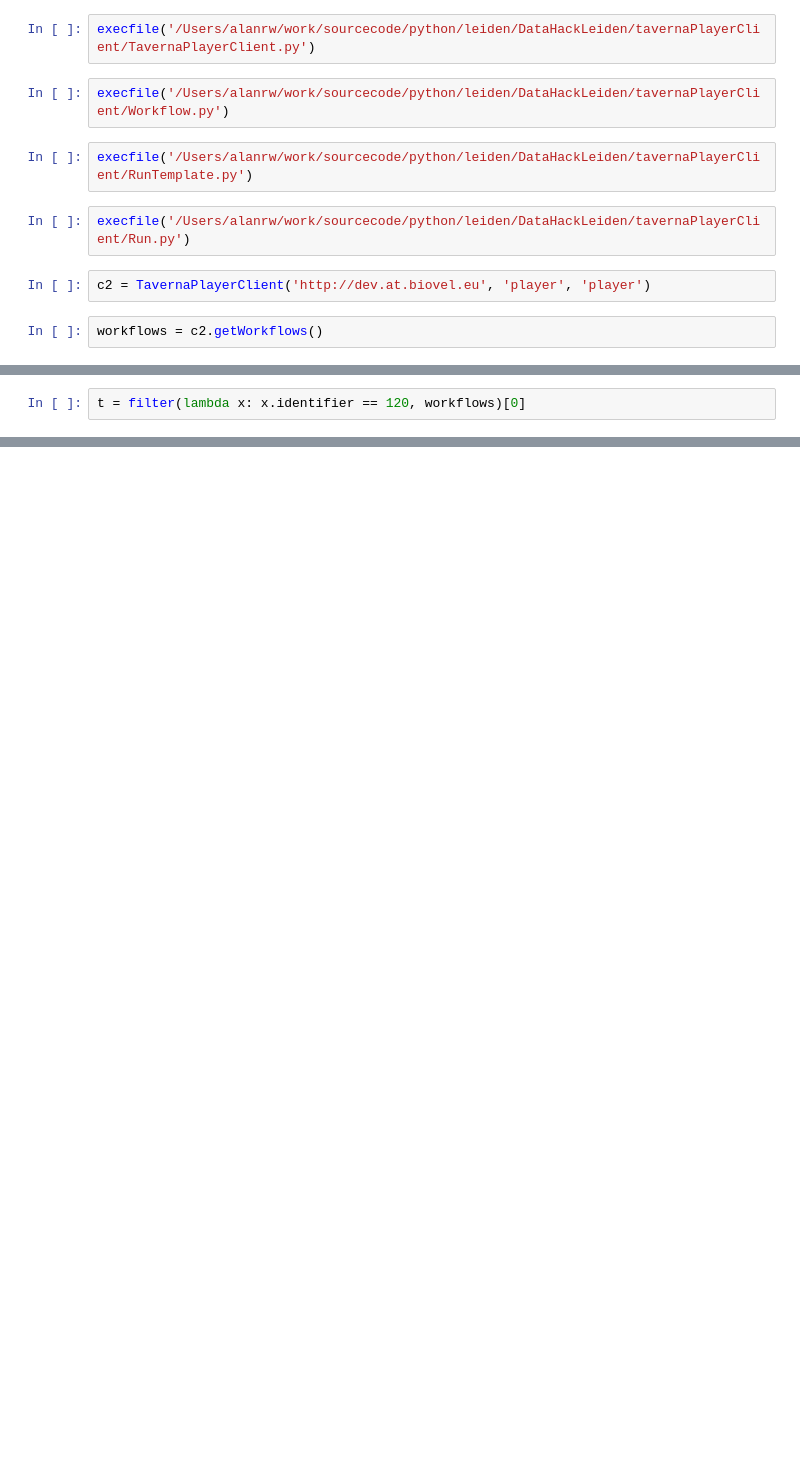
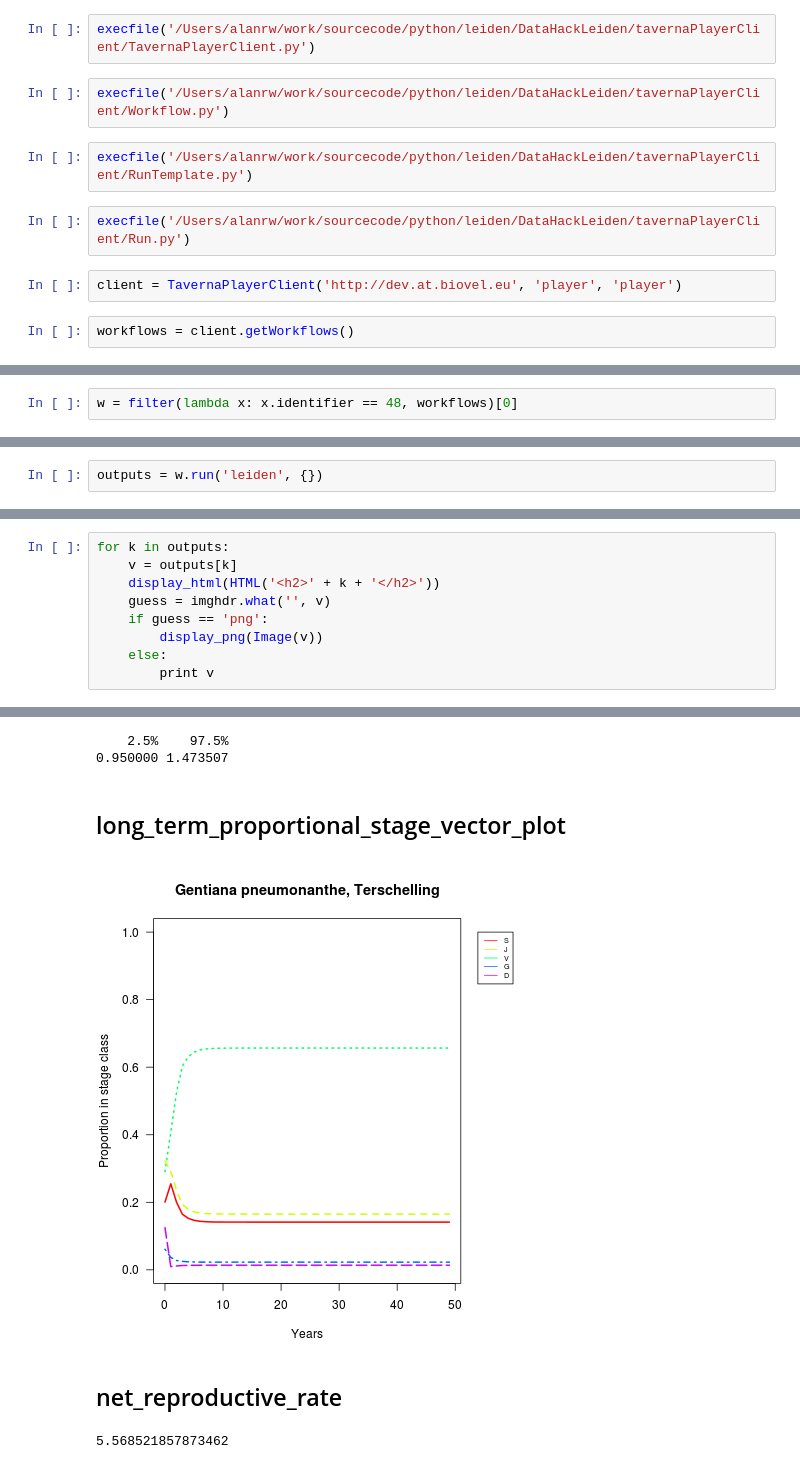
Before and after one commit to myGrid/DataHackLeiden, a Jupyter notebook: Player_example.ipynb, the cells around one changed output, grey strips where cells are left out. Cells and saved outputs as stored; diff of their text form; blank space fills up the shorter version.

```diff
--- a/Player_example.ipynb
+++ b/Player_example.ipynb
@@ -11,9 +7,9 @@ execfile('/Users/alanrw/work/sourcecode/python/leiden/DataHackLeiden/tavernaPlay
 # %%
 execfile('/Users/alanrw/work/sourcecode/python/leiden/DataHackLeiden/tavernaPlayerClient/Run.py')
 # %%
-c2 = TavernaPlayerClient('http://dev.at.biovel.eu', 'player', 'player')
+client = TavernaPlayerClient('http://dev.at.biovel.eu', 'player', 'player')
 # %%
-workflows = c2.getWorkflows()
+workflows = client.getWorkflows()
 # %%
 for w in workflows:
     print str(w.identifier) + ' = ' + w.title
@@ -38,3 +34,3 @@ for w in workflows:
 # %%
-t = filter(lambda x: x.identifier == 120, workflows)[0]
+w = filter(lambda x: x.identifier == 48, workflows)[0]
 # %%
@@ -67,0 +62,2 @@ u'C:\\Users\\alanrw'
+# %%
+outputs = w.run('leiden', {})
@@ -67,0 +70,10 @@ u'C:\\Users\\alanrw'
+# %%
+for k in outputs:
+    v = outputs[k]
+    display_html(HTML('<h2>' + k + '</h2>'))
+    guess = imghdr.what('', v)
+    if guess == 'png':
+        display_png(Image(v))
+    else:
+        print v
+# %% [output]
@@ -67,0 +81,6 @@ u'C:\\Users\\alanrw'
+    2.5%    97.5%
+0.950000 1.473507
+long_term_proportional_stage_vector_plot
+[figure, added]
+net_reproductive_rate
+5.568521857873462
```
Also changed, not shown: parts of 15 cells of this notebook.
